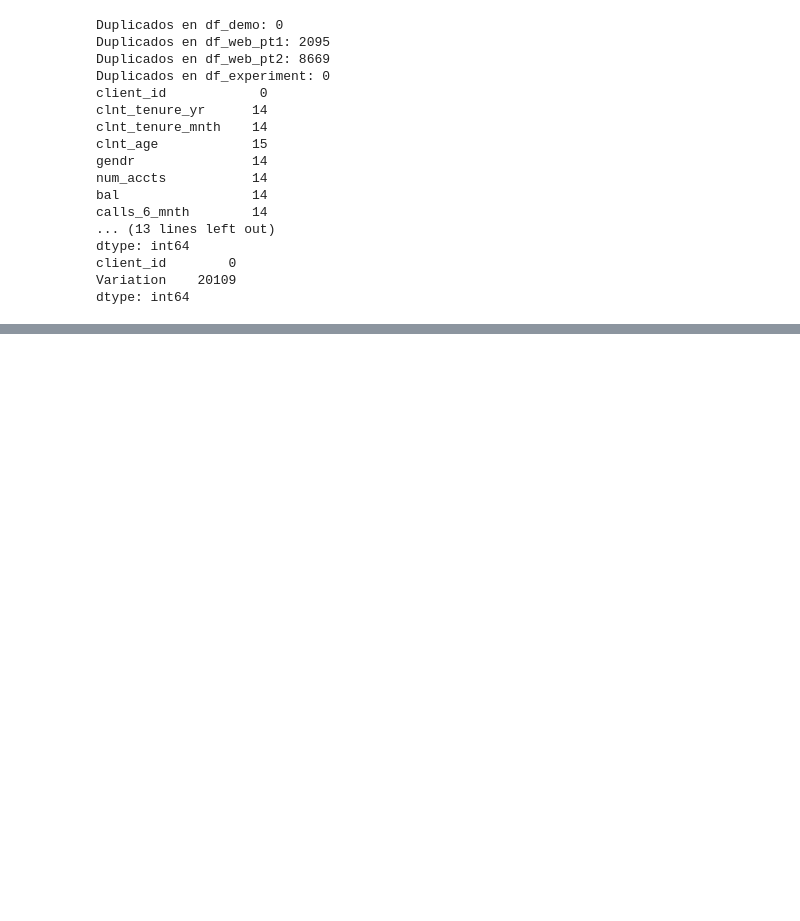
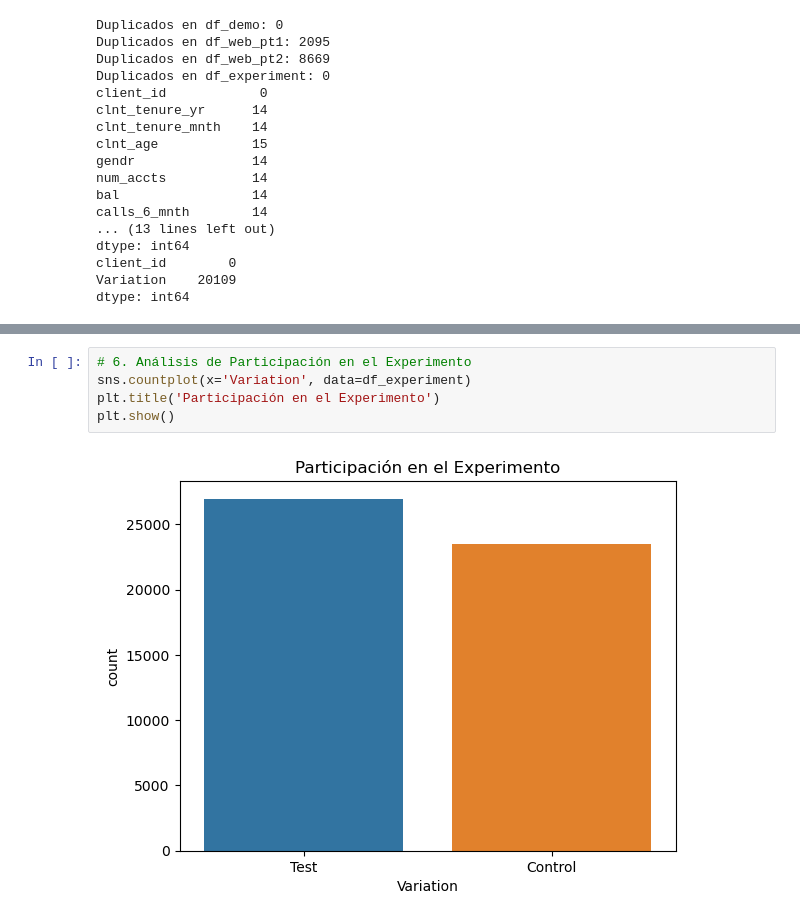
Before and after one commit to ivanalonsom/Project5_EDA_Inferential_Stats, a Jupyter notebook: main.ipynb, the cells around one changed output, grey strips where cells are left out. Drawn from its saved outputs; the diff is of its cells as text; blank space fills up the shorter version.

```diff
--- a/main.ipynb
+++ b/main.ipynb
@@ -96,0 +141,7 @@ print(df_web_combined.info())
+# %%
+# 6. Análisis de Participación en el Experimento
+sns.countplot(x='Variation', data=df_experiment)
+plt.title('Participación en el Experimento')
+plt.show()
+# %% [output]
+[figure, added]
```
Also changed, not shown: parts of 12 cells of this notebook.
